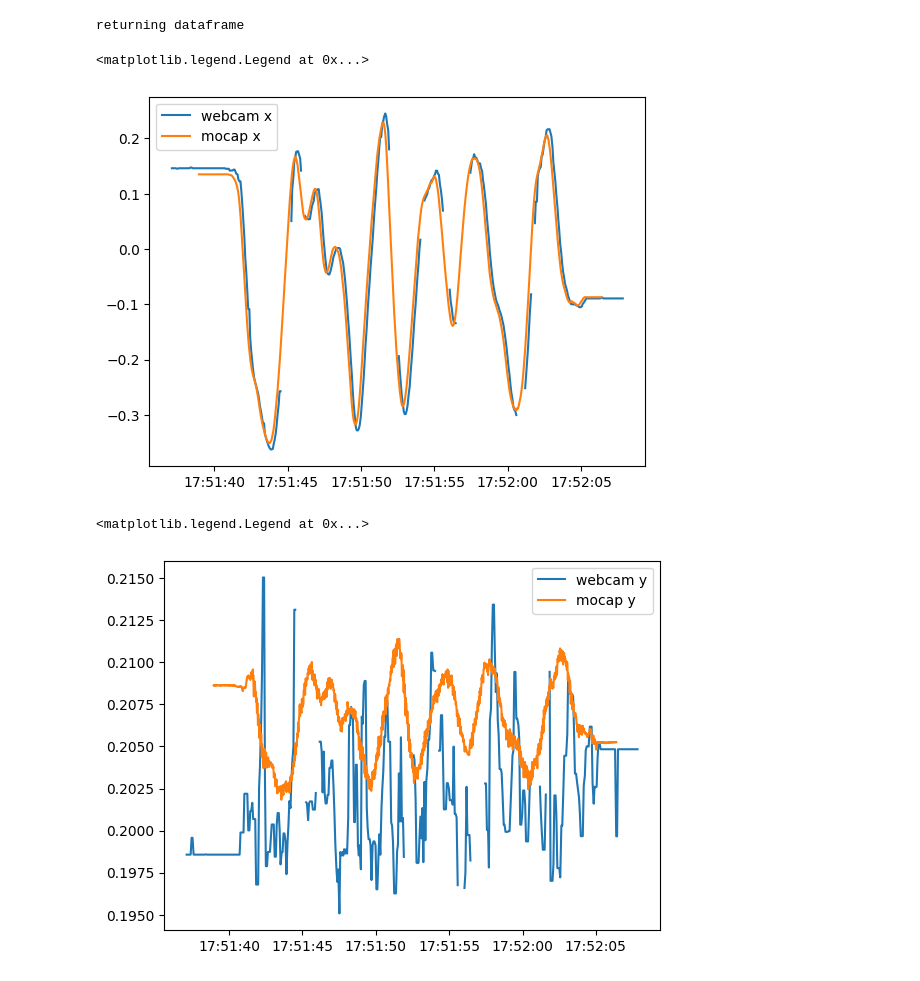
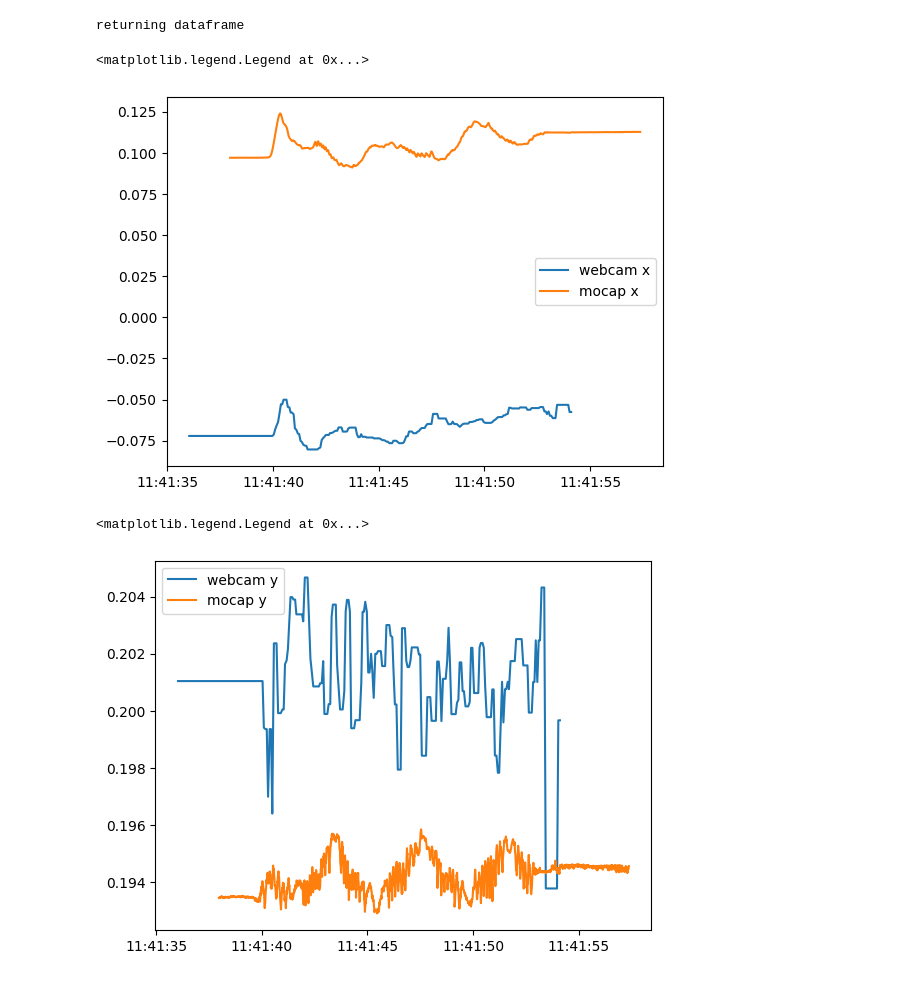
Before and after one commit to SujithChristopher/armbo_preliminary_work, a Jupyter notebook: ipy_notebooks/analysis_singlecam_sensors.ipynb, the cells around one changed output. Drawn from its saved outputs; the diff is of its cells as text; code cells hidden in the pictures.

```diff
--- a/ipy_notebooks/analysis_singlecam_sensors.ipynb
+++ b/ipy_notebooks/analysis_singlecam_sensors.ipynb
@@ -14,17 +14,17 @@ from support.calculations_support import *
 from support.mecanum_calculations import *
 # %%
 #data path
-_folder_name = "sk12_random_t1"
+_folder_name = "sk13_forward_t0"
 
-_base_pth = r"C:\Users\CMC\Documents\openposelibs\pose\armbo\recording_programs\test_data\single_cam_oct_18"
+_base_pth = r"C:\Users\CMC\Documents\openposelibs\pose\armbo\recording_programs\test_data\single_cam_oct_21"
 _pth = os.path.join(_base_pth, _folder_name)
 # %%
 #calibration path
-_calib_pth = os.path.join(_base_pth, "calibration10")
+_calib_pth = os.path.join(_base_pth, "calibration11")
 _webcam_calib_pth = os.path.join(_calib_pth, "webcam_calibration.msgpack")
 
 #rotation matrix path
-_rotmat_pth = r"C:\Users\CMC\Documents\openposelibs\pose\armbo\recording_programs\test_data\single_cam_oct_18\calibration10"
+_rotmat_pth = r"C:\Users\CMC\Documents\openposelibs\pose\armbo\recording_programs\test_data\single_cam_oct_21\calibration11"
 _webcam_rotmat_pth = os.path.join(_rotmat_pth, "webcam_rotmat.msgpack")
 _webcam_video_pth = os.path.join(_pth, "webcam_color.msgpack")
 
@@ -62,7 +63,7 @@ _w_df = add_time_from_file(_w_df, _webcam_timestamp_pth)
 returning dataframe
 # %%
 #reading mocap df
-_mocap_pth = os.path.join(_base_pth, "sk12",_folder_name + ".csv")
+_mocap_pth = os.path.join(_base_pth, "sk13",_folder_name + ".csv")
 _m_df, st_time = read_df_csv(_mocap_pth)
 #getting center
 
@@ -99,6 +100,9 @@ def transform_coordinates_1(df, rotmat, org):
         df1["z"].replace({df1["z"].loc[i]: _val[2]}, inplace=True)
 
     return df1
+# %%
+offset = np.array([-0.157, -0.005, -0.28])
+# offset = np.array([0, 0, 0])
 # %%
 
 w_df = None
@@ -106,19 +110,21 @@ w_df = None
 w_df = transform_coordinates_1(_w_df, _webcam_rot, _webcam_org)
 # %%
 
-plt.plot(_w_df["time"], w_df["x"].rolling(3).median()-0.157, label="webcam x")
+plt.plot(_w_df["time"], w_df["x"].rolling(5).median()+ offset[0], label="webcam x")
+# plt.plot(_w_df["time"], w_df["x"], label="webcam x")
 plt.plot(_m_df["time"], _m_df["x"], label="mocap x")
 plt.legend()
 # %% [output]
 <matplotlib.legend.Legend at 0x...>
-[figure, old version]
+[figure, new version]
 # %%
 
-plt.plot(_w_df["time"], w_df["y"].rolling(3).median()-0.005, label="webcam y")
+plt.plot(_w_df["time"], w_df["y"].rolling(5).median() + offset[1], label="webcam y")
+# plt.plot(_w_df["time"], w_df["y"] + offset[1], label="webcam y")
 plt.plot(_m_df["time"], _m_df["y"], label="mocap y")
 plt.legend()
 # %% [output]
 <matplotlib.legend.Legend at 0x...>
-[figure, old version]
+[figure, new version]
 # %%
 
```
Also changed, not shown: parts of 14 cells of this notebook, 6 other files.
